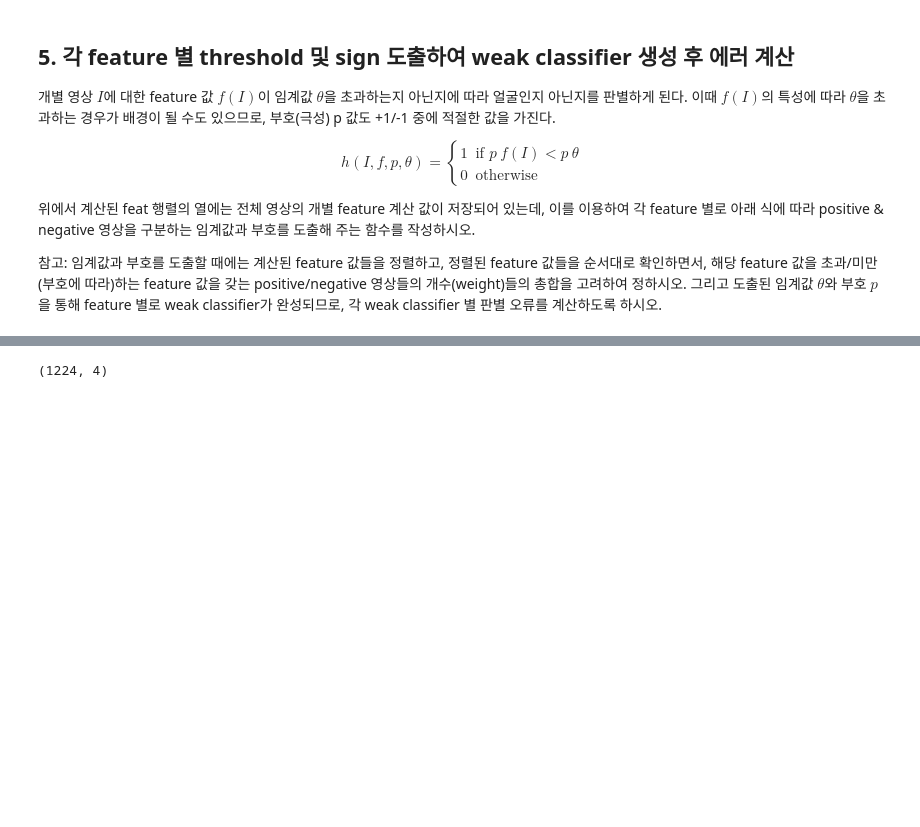
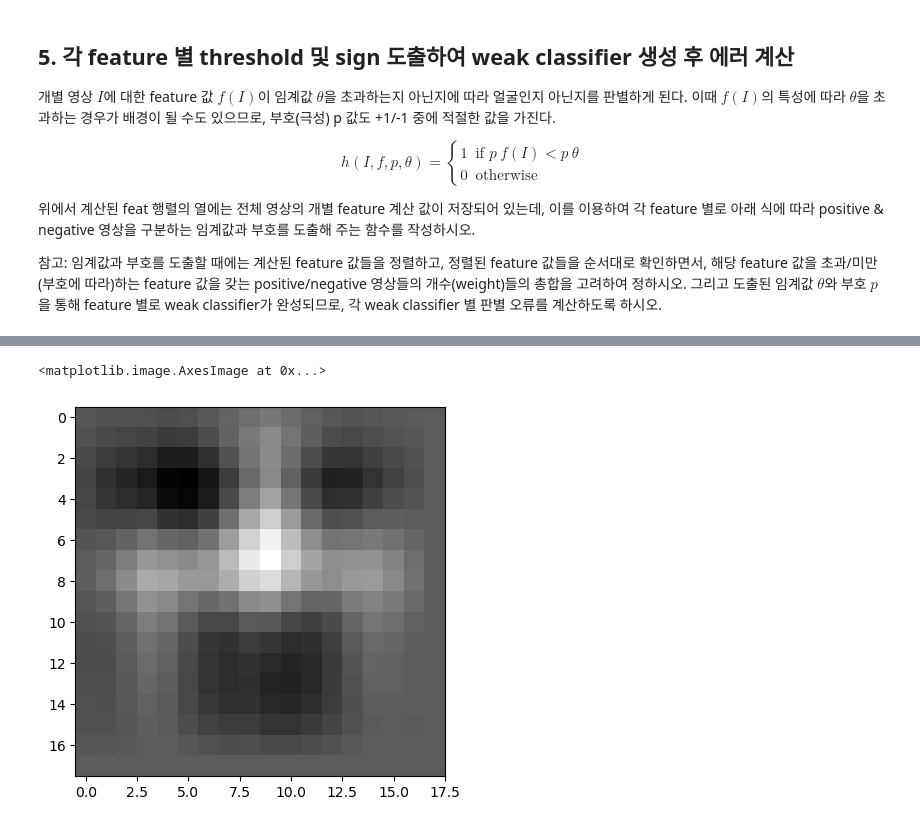
Before and after one commit to uichan8/CV_assignments, a Jupyter notebook: hw5/code/proj3.ipynb, the cells around one changed output, grey strips where cells are left out. Saved outputs shown, nothing was run; the diff lists cells and outputs as text; code cells hidden in the pictures; blank space fills up the shorter version.

```diff
--- a/hw5/code/proj3.ipynb
+++ b/hw5/code/proj3.ipynb
@@ -207,7 +158,27 @@ plt.imshow(img, cmap='gray')
-# %%
-val_feat[val_feat_label == 4].shape
-# %% [output]
-(1224, 4)
+# %%
+best_datalen = 10000
+val_feat = feat_ps[:best_datalen]
+val_feat_label = feat_labels[:best_datalen]
+val_feat_sign = signs[:best_datalen]
+
+label_sorted_arg = np.argsort(val_feat_label)
+val_feat = val_feat[label_sorted_arg]
+val_feat_label = val_feat_label[label_sorted_arg]
+val_feat_sign = val_feat_sign[label_sorted_arg]
+
+summed_feature = np.zeros(hlf_sz)
+for i in range(val_feat.shape[0]):
+    x,y,h,w = val_feat[i]
+    t = val_feat_label[i]
+    s = val_feat_sign[i]
+    summed_feature += student.visualize_haar_feature(x,y,w,h,t) * s
+
+summed_feature = summed_feature - summed_feature.min()
+summed_feature = summed_feature / summed_feature.max()
+plt.imshow(summed_feature, cmap='gray')
+# %% [output]
+<matplotlib.image.AxesImage at 0x...>
+[figure, added]
 # %%
 #data axis = 0 으로 평균
 data_mean = np.mean(data, axis=0)
```
Also changed, not shown: parts of 6 cells of this notebook, 2 other files.
